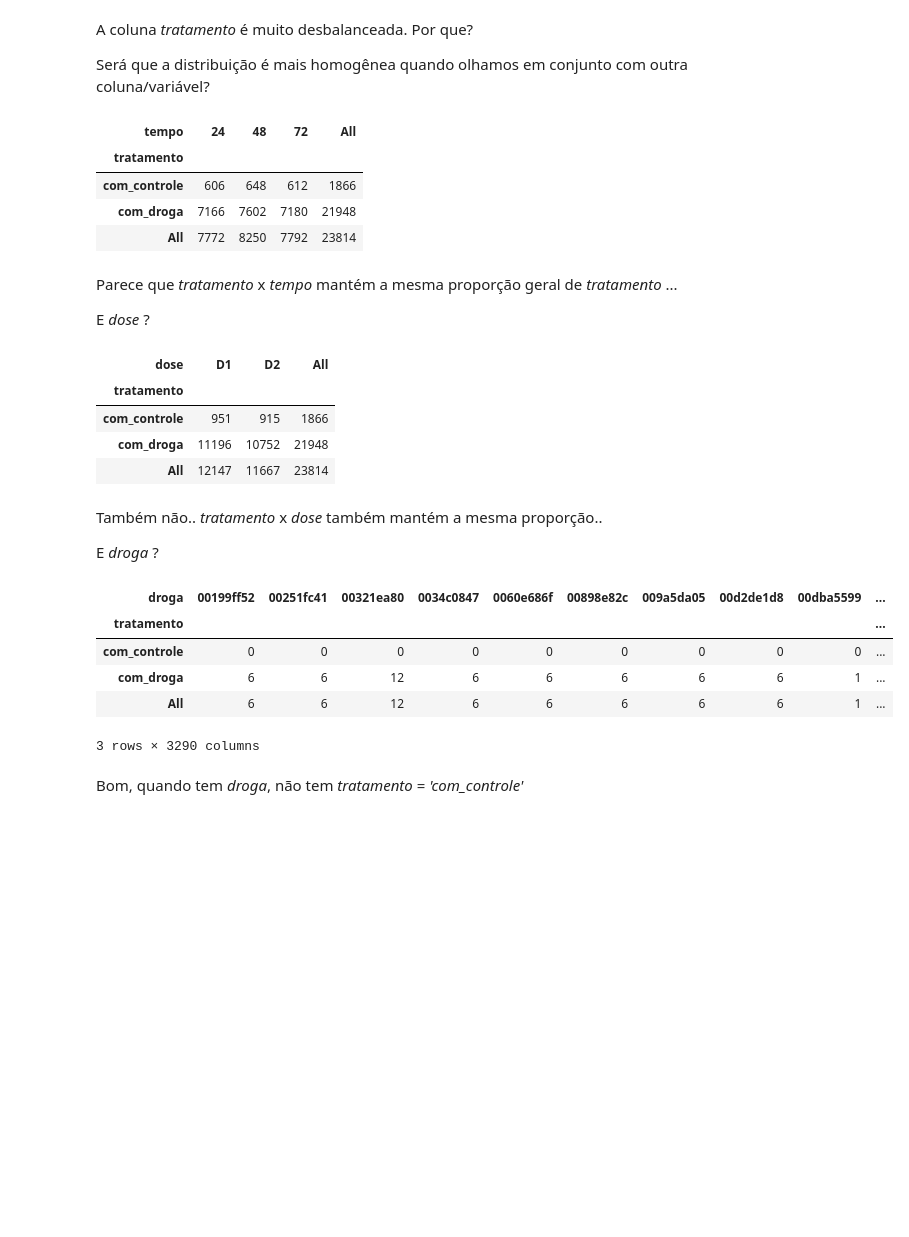
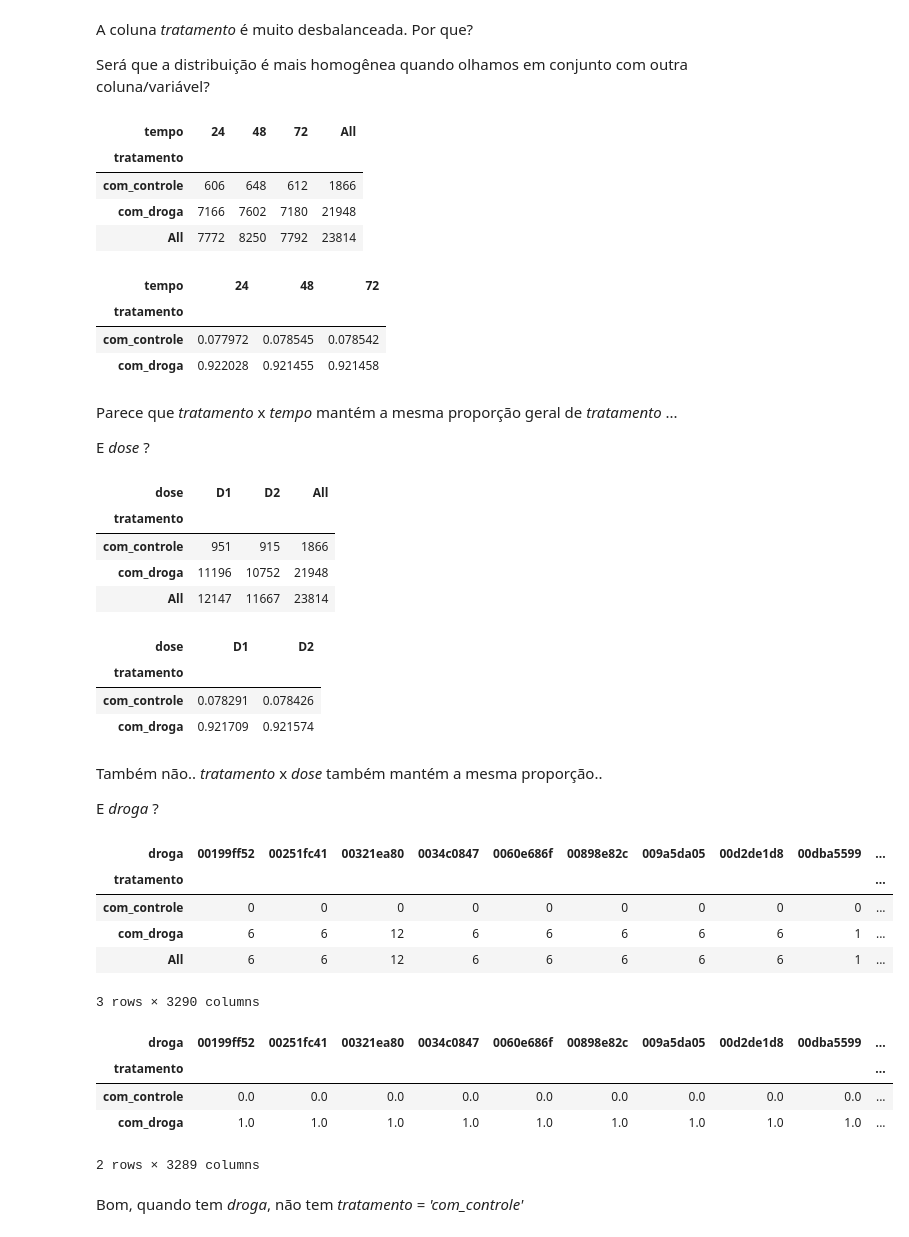
Before and after one commit to llrt/alura-imersaodados3, a Jupyter notebook: alura_imersaodados3_aula1.ipynb, the cells around one changed output. Cells and saved outputs as stored; diff of their text form; code cells hidden in the pictures; blank space fills up the shorter version.

```diff
--- a/alura_imersaodados3_aula1.ipynb
+++ b/alura_imersaodados3_aula1.ipynb
@@ -90,36 +90,52 @@ A coluna _tratamento_ é muito desbalanceada. Por que?
 Será que a distribuição é mais homogênea quando olhamos em conjunto com outra coluna/variável?
 # %%
 pd.crosstab(dados.tratamento, dados.tempo, margins=True) # gera uma tabela cruzando valores das colunas selecionadas
+pd.crosstab(dados.tratamento, dados.tempo, normalize='columns') # gera uma tabela cruzando valores das colunas selecionadas, normalizando (i.e. obtendo a proporção)
 # %% [output]
 | tempo | 24 | 48 | 72 | All |
 | tratamento |  |  |  |  |
 | com_controle | 606 | 648 | 612 | 1866 |
 | com_droga | 7166 | 7602 | 7180 | 21948 |
 | All | 7772 | 8250 | 7792 | 23814 |
+| tempo | 24 | 48 | 72 |
+| tratamento |  |  |  |
+| com_controle | 0.077972 | 0.078545 | 0.078542 |
+| com_droga | 0.922028 | 0.921455 | 0.921458 |
 # %% [markdown]
 Parece que _tratamento_ x _tempo_ mantém a mesma proporção geral de _tratamento_ ...
 
 E _dose_ ?
 # %%
-pd.crosstab(dados.tratamento, dados.dose, margins=True) # gera uma tabela cruzando valores das colunas selecionadas
+pd.crosstab(dados.tratamento, dados.dose, margins=True)
+pd.crosstab(dados.tratamento, dados.dose, normalize='columns')
 # %% [output]
 | dose | D1 | D2 | All |
 | tratamento |  |  |  |
 | com_controle | 951 | 915 | 1866 |
 | com_droga | 11196 | 10752 | 21948 |
 | All | 12147 | 11667 | 23814 |
+| dose | D1 | D2 |
+| tratamento |  |  |
+| com_controle | 0.078291 | 0.078426 |
+| com_droga | 0.921709 | 0.921574 |
 # %% [markdown]
 Também não.. _tratamento_ x _dose_ também mantém a mesma proporção..
 
 E _droga_ ?
 # %%
 pd.crosstab(dados.tratamento, dados.droga, margins=True)
+pd.crosstab(dados.tratamento, dados.droga, normalize='columns')
 # %% [output]
 | droga | 00199ff52 | 00251fc41 | 00321ea80 | 0034c0847 | 0060e686f | 00898e82c | 009a5da05 | 00d2de1d8 | 00dba5599 | ... |
 | tratamento |  |  |  |  |  |  |  |  |  | ... |
 | com_controle | 0 | 0 | 0 | 0 | 0 | 0 | 0 | 0 | 0 | ... |
 | com_droga | 6 | 6 | 12 | 6 | 6 | 6 | 6 | 6 | 1 | ... |
 | All | 6 | 6 | 12 | 6 | 6 | 6 | 6 | 6 | 1 | ... |
 3 rows × 3290 columns
+| droga | 00199ff52 | 00251fc41 | 00321ea80 | 0034c0847 | 0060e686f | 00898e82c | 009a5da05 | 00d2de1d8 | 00dba5599 | ... |
+| tratamento |  |  |  |  |  |  |  |  |  | ... |
+| com_controle | 0.0 | 0.0 | 0.0 | 0.0 | 0.0 | 0.0 | 0.0 | 0.0 | 0.0 | ... |
+| com_droga | 1.0 | 1.0 | 1.0 | 1.0 | 1.0 | 1.0 | 1.0 | 1.0 | 1.0 | ... |
+2 rows × 3289 columns
 # %% [markdown]
 Bom, quando tem _droga_, não tem _tratamento_ = _'com_controle'_
```
Also changed, not shown: parts of 1 cell of this notebook.
